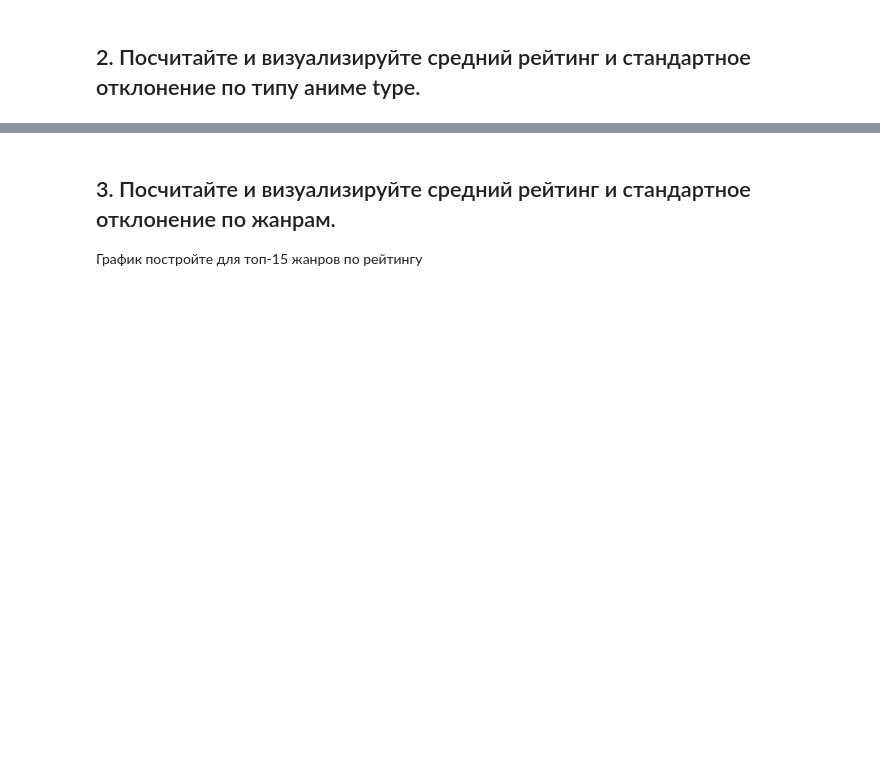
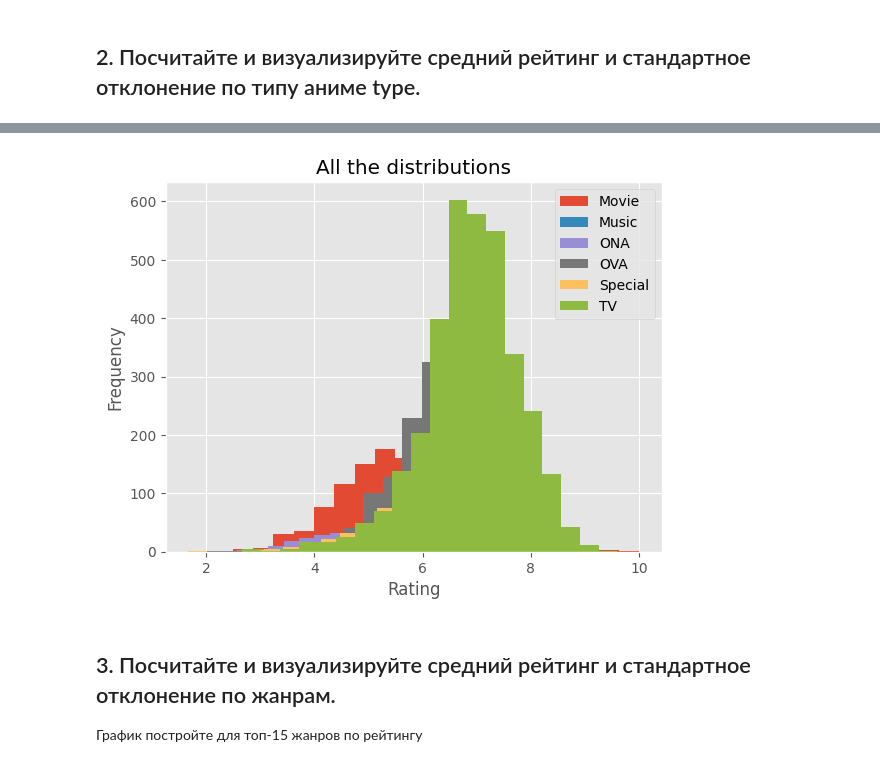
Before and after one commit to semwett0301/stat-ml-labs, a Jupyter notebook: statistic-course/math_stat_1.ipynb, the cells around one changed output, grey strips where cells are left out. Cells and saved outputs as stored; diff of their text form; code cells hidden in the pictures; blank space fills up the shorter version.

```diff
--- a/statistic-course/math_stat_1.ipynb
+++ b/statistic-course/math_stat_1.ipynb
@@ -44,7 +44,7 @@ plt.style.use('ggplot')
 - `rating` - средний рейтинг
 - `members` - кол-во смотрящих
 # %%
-df = pd.read_csv('anime.csv')
+df = pd.read_csv('./datasets/anime.csv')
 df.info()
 # %% [output]
 <class 'pandas.core.frame.DataFrame'>
@@ -77,3 +120,17 @@ df.head()
+# %%
+fig, ax = plt.subplots()
+
+df.groupby('type')['rating'].apply(lambda x: x.plot(ax=ax, kind='hist',alpha=0.5, bins=20, title=x.name))
+
+
+ax.set_title("All the distributions")
+ax.set_xlabel("Rating")
+ax.set_ylabel("Frequency")
+ax.legend()
+
+plt.show()
+# %% [output]
+[figure, added]
 # %% [markdown]
 ## 3. Посчитайте и визуализируйте средний рейтинг и стандартное отклонение по жанрам.
 График постройте для топ-15 жанров по рейтингу
```
Also changed, not shown: parts of 7 cells of this notebook.
